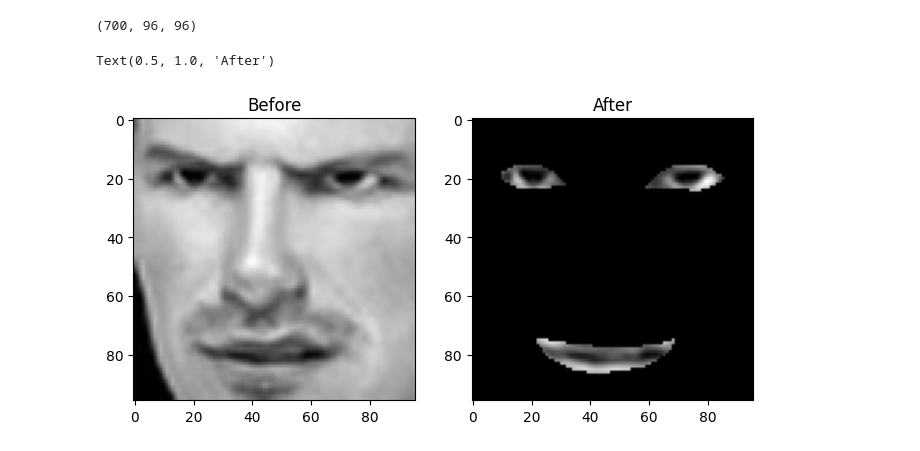
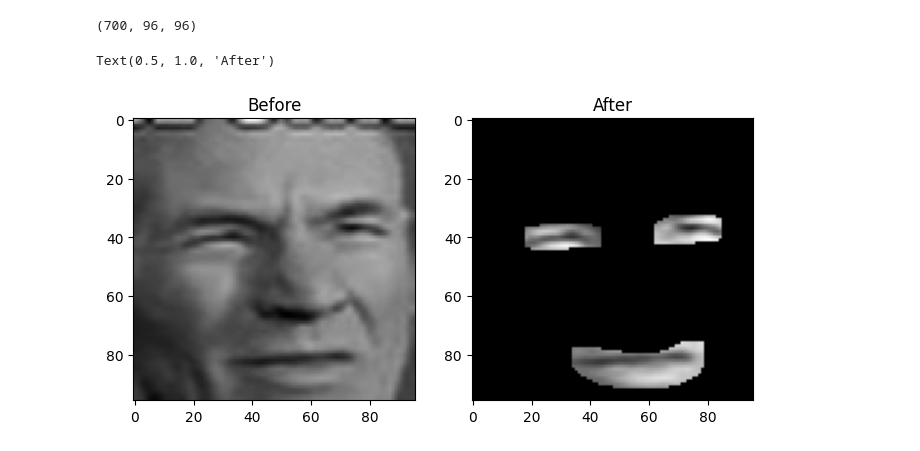
Before and after one commit to Anasrefay/Image-Processing-Project, a Jupyter notebook: Facial expressions detection.ipynb, the cells around one changed output. Cells and saved outputs as stored; diff of their text form; code cells hidden in the pictures.

```diff
--- a/Facial expressions detection.ipynb
+++ b/Facial expressions detection.ipynb
@@ -186,13 +186,13 @@ processed_images.shape
 # %%
 plt.figure(figsize=(8,4))
 
 plt.subplot(1,2,1)
-plt.imshow(X[20], cmap='gray')
+plt.imshow(X[10], cmap='gray')
 plt.title("Before")
 
 plt.subplot(1,2,2)
-plt.imshow(processed_images[20], cmap='gray')
+plt.imshow(processed_images[10], cmap='gray')
 plt.title("After")
 # %% [output]
 Text(0.5, 1.0, 'After')
-[figure, old version]
+[figure, new version]
```
